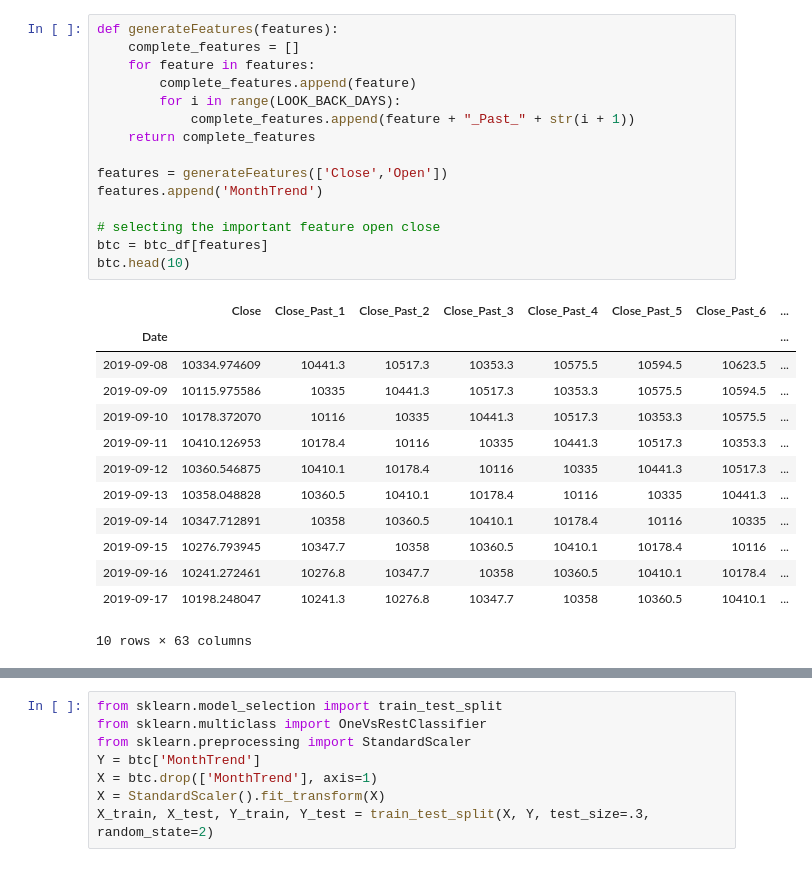
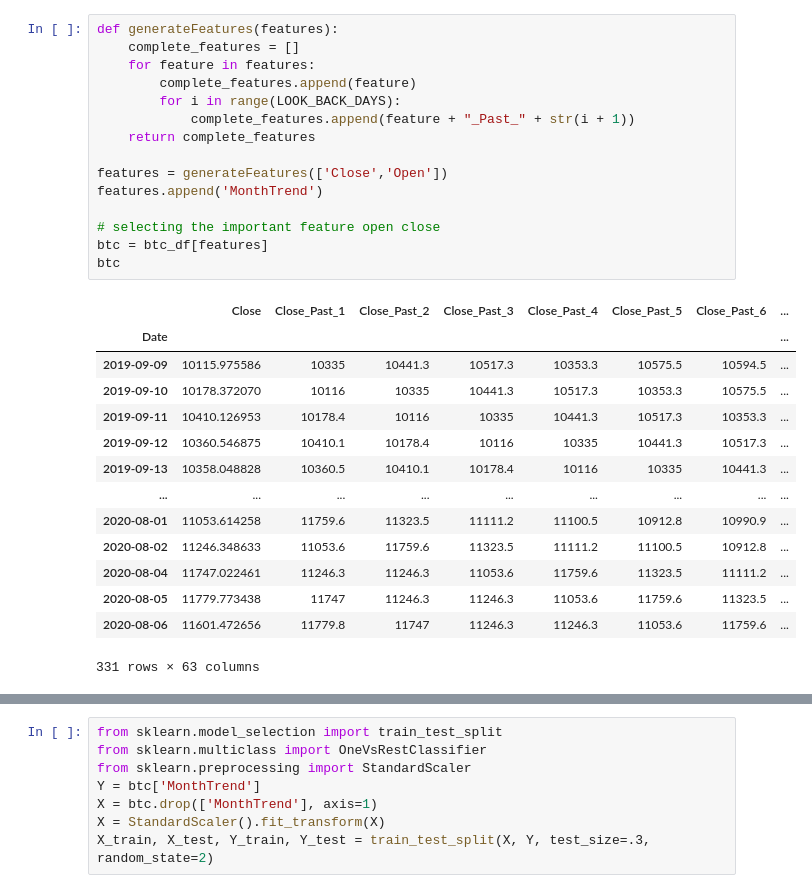
Before and after one commit to danmao124/financial_model, a Jupyter notebook: main.ipynb, the cells around one changed output, grey strips where cells are left out. Cells and saved outputs as stored; diff of their text form.

```diff
--- a/main.ipynb
+++ b/main.ipynb
@@ -148,29 +157,30 @@ btc_df
 # %%
 def generateFeatures(features):
     complete_features = []
     for feature in features:
         complete_features.append(feature)
         for i in range(LOOK_BACK_DAYS):
             complete_features.append(feature + "_Past_" + str(i + 1))
     return complete_features
 
 features = generateFeatures(['Close','Open'])
 features.append('MonthTrend')
 
 # selecting the important feature open close
 btc = btc_df[features]
-btc.head(10)
+btc
 # %% [output]
 |  | Close | Close_Past_1 | Close_Past_2 | Close_Past_3 | Close_Past_4 | Close_Past_5 | Close_Past_6 | ... |
 | Date |  |  |  |  |  |  |  | ... |
-| 2019-09-08 | 10334.974609 | 10441.3 | 10517.3 | 10353.3 | 10575.5 | 10594.5 | 10623.5 | ... |
 | 2019-09-09 | 10115.975586 | 10335 | 10441.3 | 10517.3 | 10353.3 | 10575.5 | 10594.5 | ... |
 | 2019-09-10 | 10178.372070 | 10116 | 10335 | 10441.3 | 10517.3 | 10353.3 | 10575.5 | ... |
 | 2019-09-11 | 10410.126953 | 10178.4 | 10116 | 10335 | 10441.3 | 10517.3 | 10353.3 | ... |
 | 2019-09-12 | 10360.546875 | 10410.1 | 10178.4 | 10116 | 10335 | 10441.3 | 10517.3 | ... |
 | 2019-09-13 | 10358.048828 | 10360.5 | 10410.1 | 10178.4 | 10116 | 10335 | 10441.3 | ... |
-| 2019-09-14 | 10347.712891 | 10358 | 10360.5 | 10410.1 | 10178.4 | 10116 | 10335 | ... |
-| 2019-09-15 | 10276.793945 | 10347.7 | 10358 | 10360.5 | 10410.1 | 10178.4 | 10116 | ... |
-| 2019-09-16 | 10241.272461 | 10276.8 | 10347.7 | 10358 | 10360.5 | 10410.1 | 10178.4 | ... |
-| 2019-09-17 | 10198.248047 | 10241.3 | 10276.8 | 10347.7 | 10358 | 10360.5 | 10410.1 | ... |
+| ... | ... | ... | ... | ... | ... | ... | ... | ... |
+| 2020-08-01 | 11053.614258 | 11759.6 | 11323.5 | 11111.2 | 11100.5 | 10912.8 | 10990.9 | ... |
+| 2020-08-02 | 11246.348633 | 11053.6 | 11759.6 | 11323.5 | 11111.2 | 11100.5 | 10912.8 | ... |
+| 2020-08-04 | 11747.022461 | 11246.3 | 11246.3 | 11053.6 | 11759.6 | 11323.5 | 11111.2 | ... |
+| 2020-08-05 | 11779.773438 | 11747 | 11246.3 | 11246.3 | 11053.6 | 11759.6 | 11323.5 | ... |
+| 2020-08-06 | 11601.472656 | 11779.8 | 11747 | 11246.3 | 11246.3 | 11053.6 | 11759.6 | ... |
-10 rows × 63 columns
+331 rows × 63 columns
```
Also changed, not shown: parts of 18 cells of this notebook.
